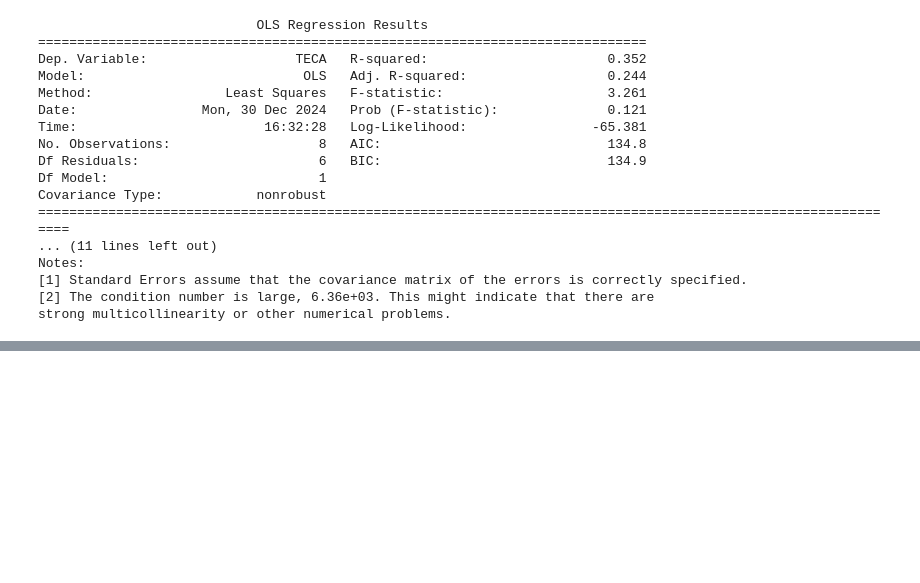
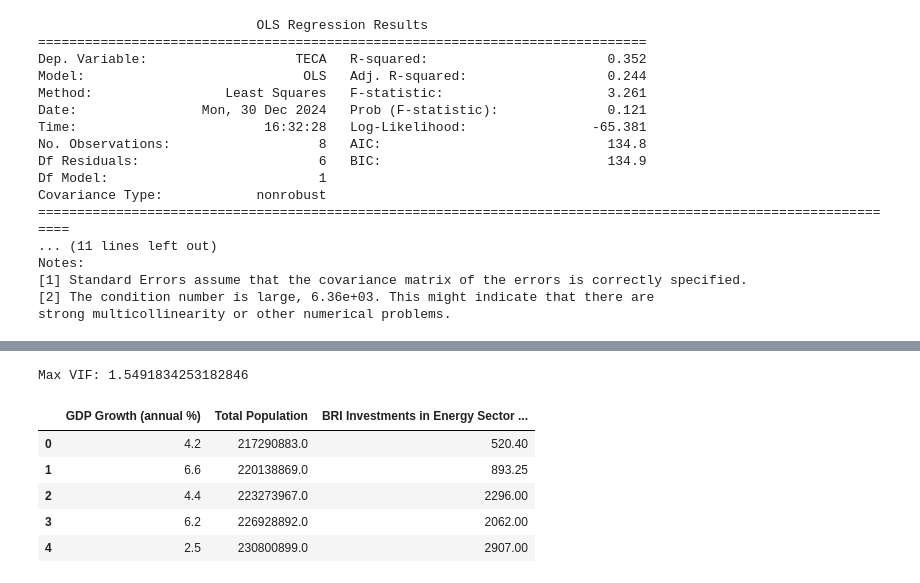
Before and after one commit to ilinashah177/Coursework-Website, a Jupyter notebook: Regression_Investments_and_Energy_Capacity.ipynb, the cells around one changed output, grey strips where cells are left out. Drawn from its saved outputs; the diff is of its cells as text; code cells hidden in the pictures; blank space fills up the shorter version.

```diff
--- a/Regression_Investments_and_Energy_Capacity.ipynb
+++ b/Regression_Investments_and_Energy_Capacity.ipynb
@@ -356 +362,24 @@ dependent_variable = 'TECA'
+# %%
+predictor_features = ['GDP Growth (annual %)', 'Total Population', 'BRI Investments in Energy Sector (USD millions)']
+
+# Ensure 'Total Population' is treated as a string before applying .str
+df['Total Population'] = df['Total Population'].astype(str).str.replace(',', '', regex=False).astype(float)
+
+# Replace infinite values and NaNs with the mean of the column
+for feature in predictor_features:
+    df[feature] = df[feature].replace([np.inf, -np.inf], np.nan)  # Replace inf with NaN
+    df[feature] = df[feature].fillna(df[feature].mean())  # Replace NaN with mean
+
+# Apply the function to remove features with high VIF
+df_filtered = drop_column_using_vif_(df[predictor_features], thresh=5)
+
+df_filtered.head()
+# %% [output]
+Max VIF: 1.5491834253182846
+|  | GDP Growth (annual %) | Total Population | BRI Investments in Energy Sector ... |
+| 0 | 4.2 | 217290883.0 | 520.40 |
+| 1 | 6.6 | 220138869.0 | 893.25 |
+| 2 | 4.4 | 223273967.0 | 2296.00 |
+| 3 | 6.2 | 226928892.0 | 2062.00 |
+| 4 | 2.5 | 230800899.0 | 2907.00 |
 # %%
```
Also changed, not shown: parts of 4 cells of this notebook.
